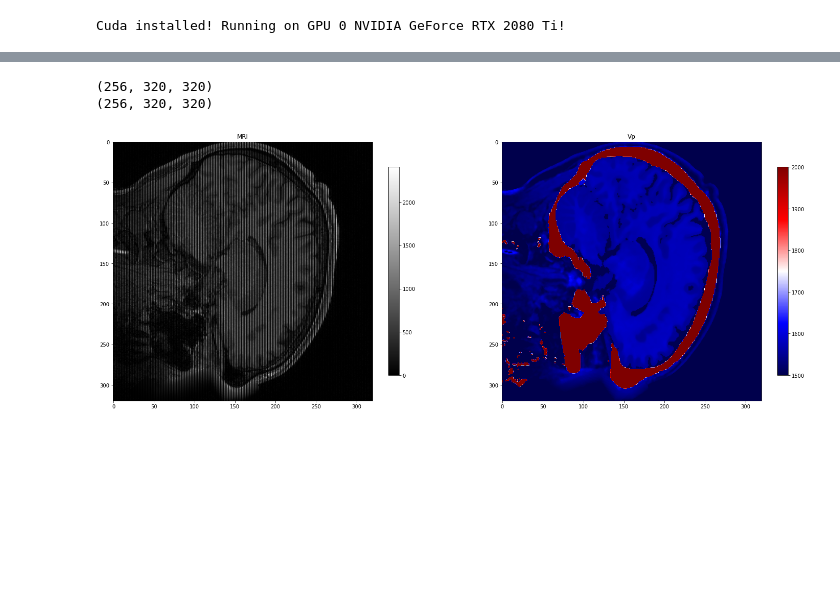
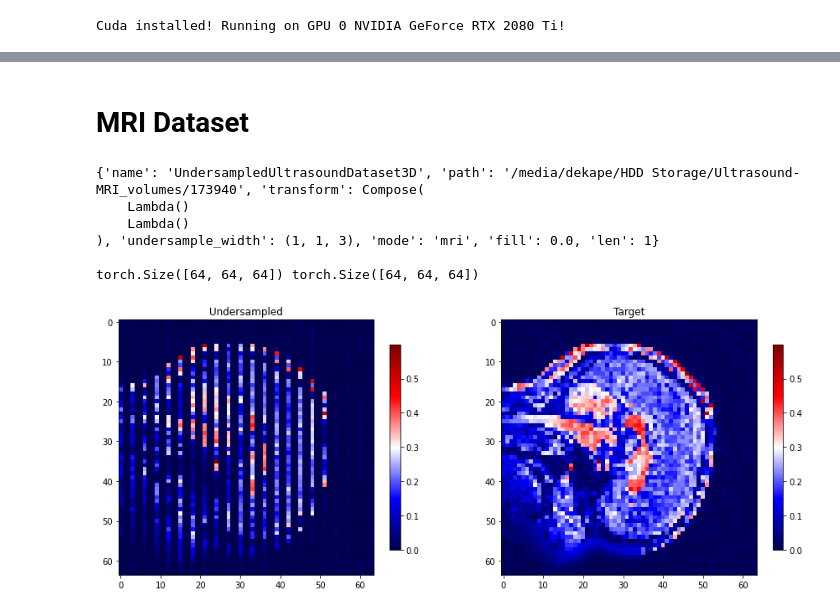
Before and after one commit to dpelacani/WienerLoss, a Jupyter notebook: examples/interpolation/ultrasound.ipynb, the cells around one changed output, grey strips where cells are left out. Saved outputs shown, nothing was run; the diff lists cells and outputs as text; code cells hidden in the pictures; blank space fills up the shorter version.

Commit message:
data imputation example

```diff
--- a/examples/interpolation/ultrasound.ipynb
+++ b/examples/interpolation/ultrasound.ipynb
@@ -66,25 +45,0 @@ Using cache found in /home/dekape/.cache/torch/hub/mateuszbuda_brain-segmentatio
-# %%
-path = "../data/ultrasound/m100206_T1w.npy"
-mri = np.load(path)
-mri[:,:,::2] = 0.
-print(mri.shape)
-
-path = "../data/ultrasound/Vp.npy"
-vp = np.load(path)
-print(vp.shape)
-
-idx = 150
-fig, axs = plt.subplots(1,2, figsize=(25,25))
-
-im = axs[0].imshow(mri[idx,:,:], cmap="gray")
-fig.colorbar(im, ax=axs[0], shrink=0.3)
-axs[0].set_title("MRI")
-
-im = axs[1].imshow(vp[idx,:,:], vmin=1500, vmax=2000, cmap="seismic")
-fig.colorbar(im, ax=axs[1], shrink=0.3)
-axs[1].set_title("Vp")
-plt.show()
-# %% [output]
-(256, 320, 320)
-(256, 320, 320)
-[figure, removed]
@@ -112,0 +46,54 @@ plt.show()
+# %% [markdown]
+# MRI Dataset
+# %%
+def scale2range(x, range=[-1, 1]):
+    return (x - x.min()) * (max(range) - min(range)) / (x.max() - x.min()) + min(range)
+
+def resize(x, nc, h, w):
+    return torch.nn.functional.interpolate(x.unsqueeze(0).unsqueeze(0), size=(nc, h, w)).squeeze(0).squeeze(0)
+# %%
+# Dataset
+path = os.path.abspath("/media/dekape/HDD Storage/Ultrasound-MRI_volumes/173940")
+train_transform = Compose([
+                    Lambda(lambda x: resize(x, 64, 64, 64)),
+                    # Resize(64),
+                    Lambda(lambda x: x / x.abs().max()),
+                    # Lambda(lambda x: scale2range(x)),
+                    # Normalize(0., 1.),
+                    ])
+trainds = UndersampledUltrasoundDataset3D(path,
+                                        mode="mri",
+                                        transform=train_transform,
+                                        undersample_width=(1,1,3))
+print(trainds, "\n")
+
+# Dataloader
+train_loader = DataLoader(trainds,
+                        batch_size=batch_size,
+                        shuffle=True,
+                        num_workers=4)
+
+# Sample for visualisation
+x_sample, y_sample = trainds[0]
+print(x_sample.shape, y_sample.shape)
+
+idx = int(x_sample.shape[0]/2)
+vmin, vmax, cmap =  None, None, "seismic"
+fig, axs = plt.subplots(1,2, figsize=(15,15))
+
+im = axs[0].imshow(x_sample[idx], cmap=cmap, vmin=vmin, vmax=vmax)
+fig.colorbar(im, ax=axs[0], shrink=0.3)
+axs[0].set_title("Undersampled")
+
+im = axs[1].imshow(y_sample[idx], cmap=cmap, vmin=vmin, vmax=vmax)
+fig.colorbar(im, ax=axs[1], shrink=0.3)
+axs[1].set_title("Target")
+plt.show()
+# %% [output]
+{'name': 'UndersampledUltrasoundDataset3D', 'path': '/media/dekape/HDD Storage/Ultrasound-MRI_volumes/173940', 'transform': Compose(
+    Lambda()
+    Lambda()
+), 'undersample_width': (1, 1, 3), 'mode': 'mri', 'fill': 0.0, 'len': 1}
+
+torch.Size([64, 64, 64]) torch.Size([64, 64, 64])
+[figure, added]
```
Also changed, not shown: parts of 15 cells of this notebook, 2 other files.
